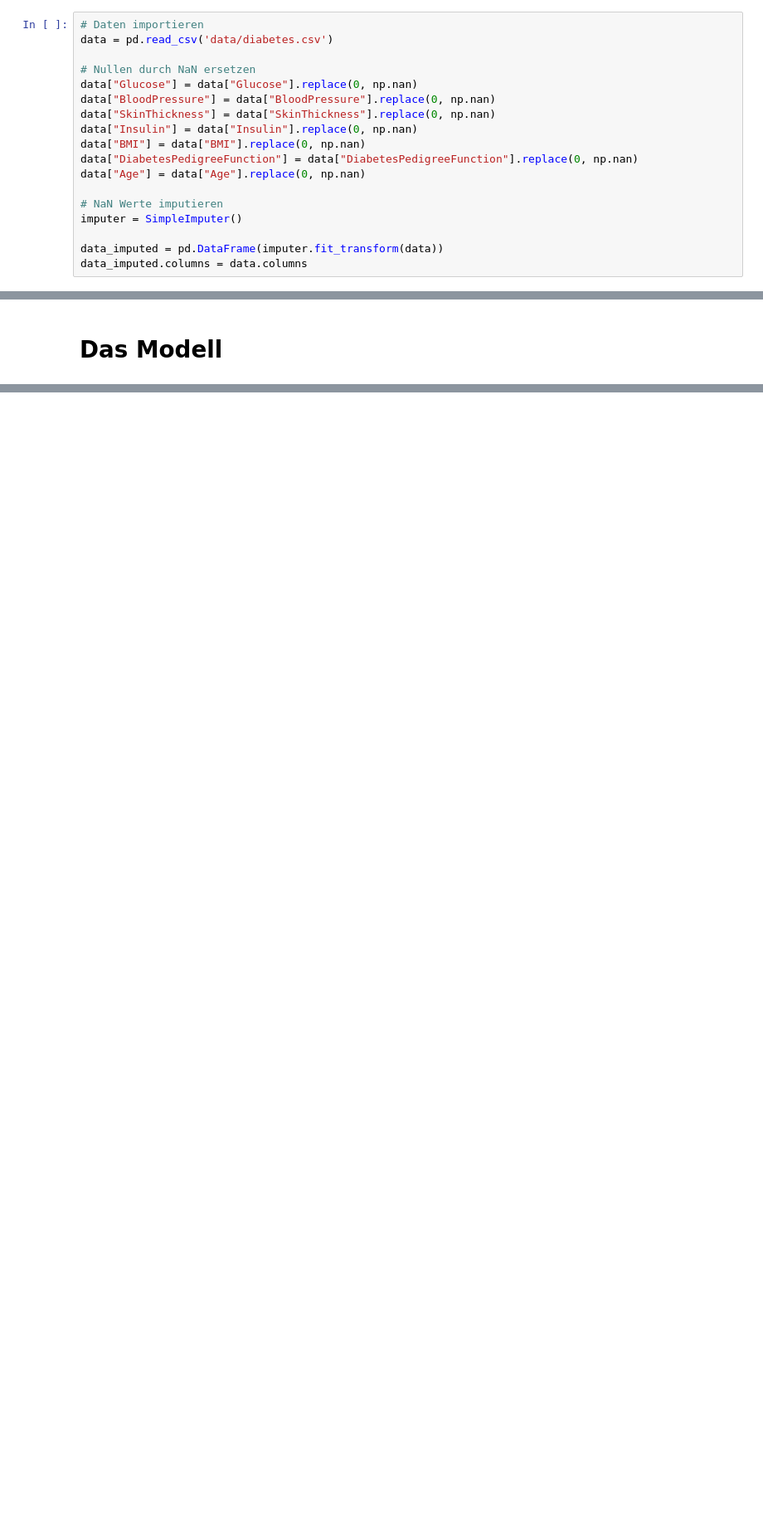
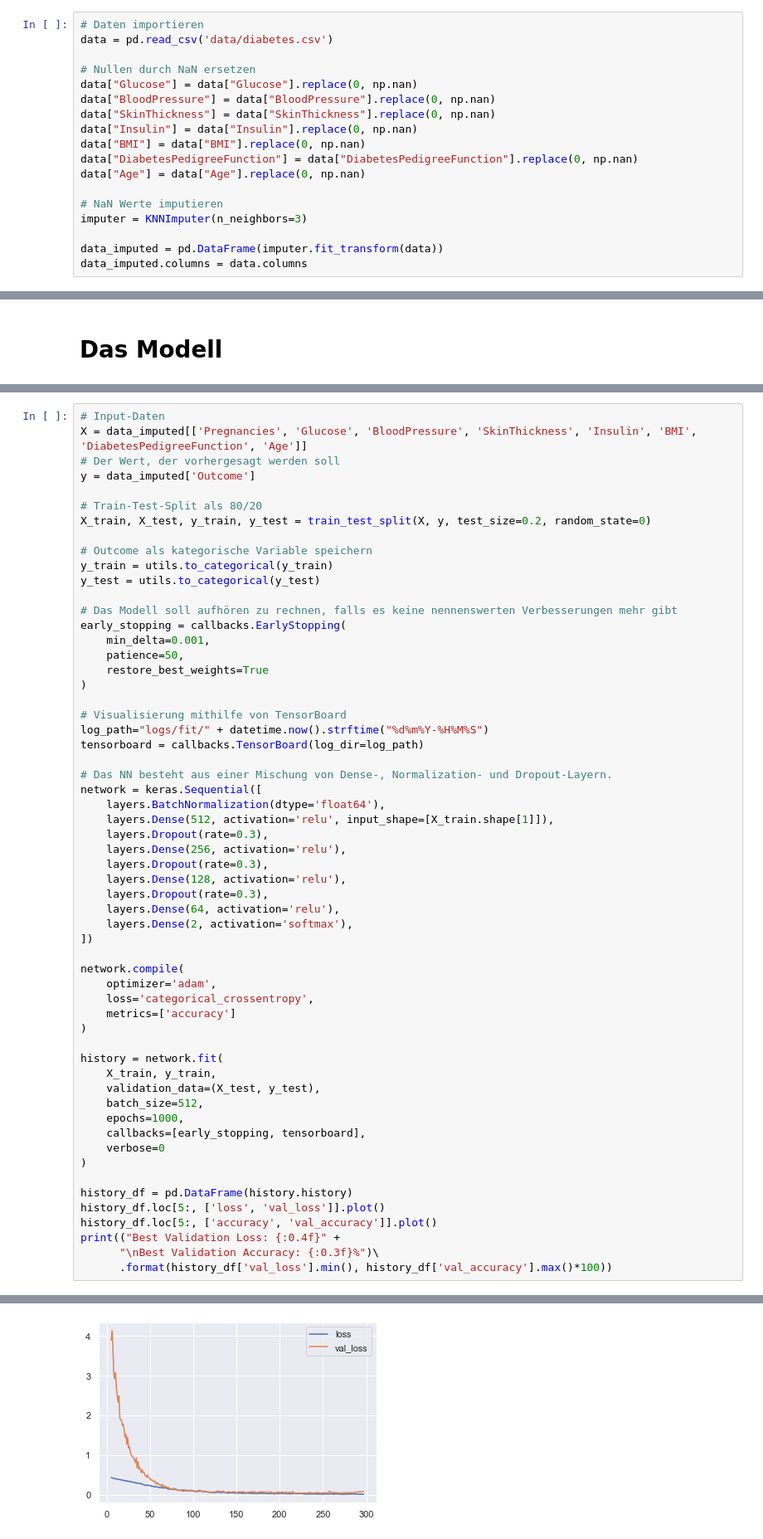
Before and after one commit to NicoPiel/LiteraturSeminar, a Jupyter notebook: main.ipynb, the cells around one changed output, grey strips where cells are left out. Shown at 83% size. Saved outputs shown, nothing was run; the diff lists cells and outputs as text; blank space fills up the shorter version.

```diff
--- a/main.ipynb
+++ b/main.ipynb
@@ -36,7 +46,7 @@ data["DiabetesPedigreeFunction"] = data["DiabetesPedigreeFunction"].replace(0, n
 data["Age"] = data["Age"].replace(0, np.nan)
 
 # NaN Werte imputieren
-imputer = SimpleImputer()
+imputer = KNNImputer(n_neighbors=3)
 
 data_imputed = pd.DataFrame(imputer.fit_transform(data))
 data_imputed.columns = data.columns
@@ -108,0 +136,59 @@ network = keras.Sequential(
+# %%
+# Input-Daten
+X = data_imputed[['Pregnancies', 'Glucose', 'BloodPressure', 'SkinThickness', 'Insulin', 'BMI', 'DiabetesPedigreeFunction', 'Age']]
+# Der Wert, der vorhergesagt werden soll
+y = data_imputed['Outcome']
+
+# Train-Test-Split als 80/20
+X_train, X_test, y_train, y_test = train_test_split(X, y, test_size=0.2, random_state=0)
+
+# Outcome als kategorische Variable speichern
+y_train = utils.to_categorical(y_train)
+y_test = utils.to_categorical(y_test)
+
+# Das Modell soll aufhören zu rechnen, falls es keine nennenswerten Verbesserungen mehr gibt
+early_stopping = callbacks.EarlyStopping(
+    min_delta=0.001,
+    patience=50,
+    restore_best_weights=True
+)
+
+# Visualisierung mithilfe von TensorBoard
+log_path="logs/fit/" + datetime.now().strftime("%d%m%Y-%H%M%S")
+tensorboard = callbacks.TensorBoard(log_dir=log_path)
+
+# Das NN besteht aus einer Mischung von Dense-, Normalization- und Dropout-Layern.
+network = keras.Sequential([
+    layers.BatchNormalization(dtype='float64'),
+    layers.Dense(512, activation='relu', input_shape=[X_train.shape[1]]),
+    layers.Dropout(rate=0.3),
+    layers.Dense(256, activation='relu'),
+    layers.Dropout(rate=0.3),
+    layers.Dense(128, activation='relu'),
+    layers.Dropout(rate=0.3),
+    layers.Dense(64, activation='relu'),
+    layers.Dense(2, activation='softmax'),
+])
+
+network.compile(
+    optimizer='adam',
+    loss='categorical_crossentropy',
+    metrics=['accuracy']
+)
+
+history = network.fit(
+    X_train, y_train,
+    validation_data=(X_test, y_test),
+    batch_size=512,
+    epochs=1000,
+    callbacks=[early_stopping, tensorboard],
+    verbose=0
+)
+
+history_df = pd.DataFrame(history.history)
+history_df.loc[5:, ['loss', 'val_loss']].plot()
+history_df.loc[5:, ['accuracy', 'val_accuracy']].plot()
+print(("Best Validation Loss: {:0.4f}" +
+      "\nBest Validation Accuracy: {:0.3f}%")\
+      .format(history_df['val_loss'].min(), history_df['val_accuracy'].max()*100))
+# %% [output]
@@ -108,0 +200 @@ network = keras.Sequential(
+[figure, added]
```
Also changed, not shown: parts of 13 cells of this notebook, 4 other files.
